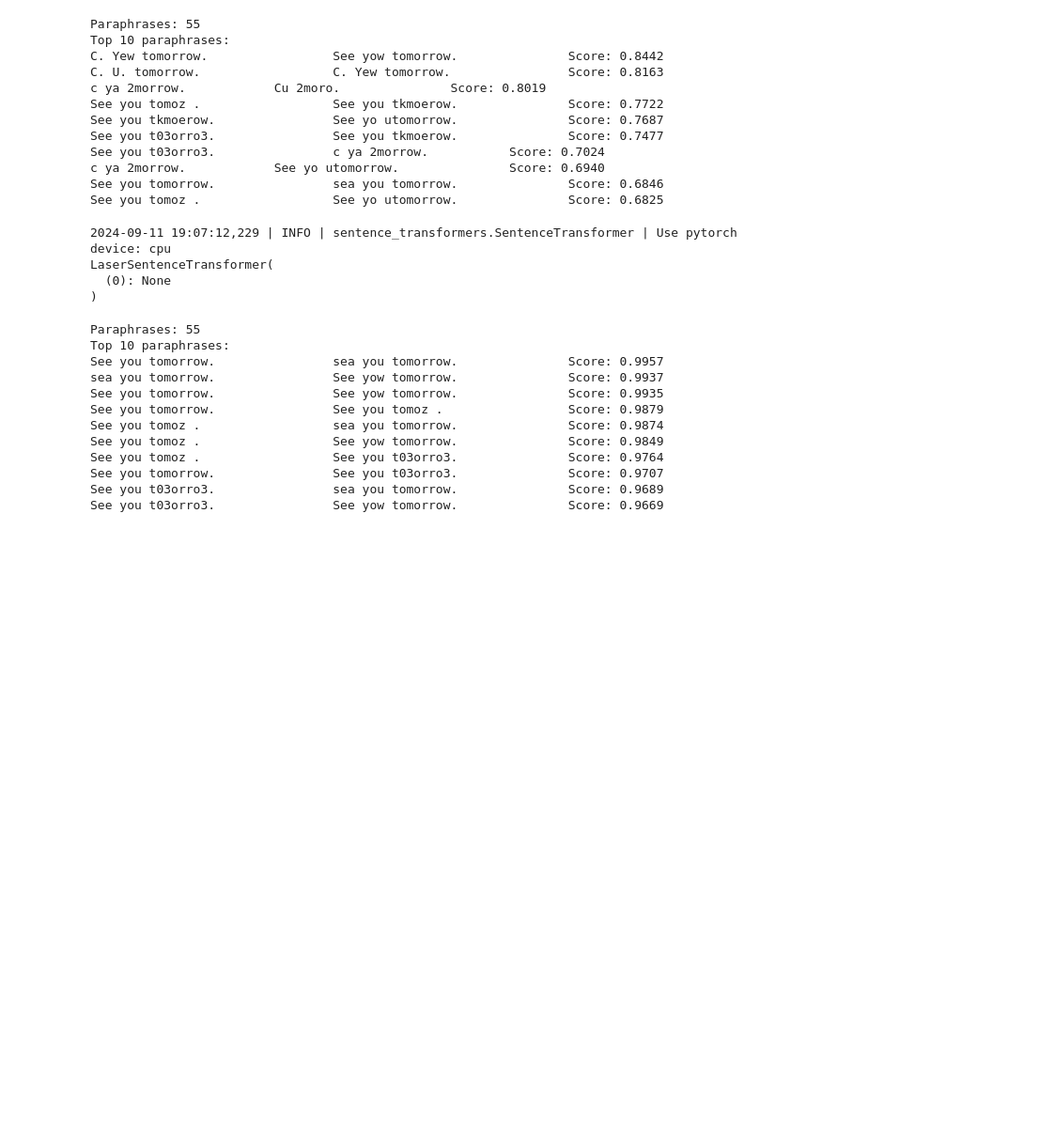
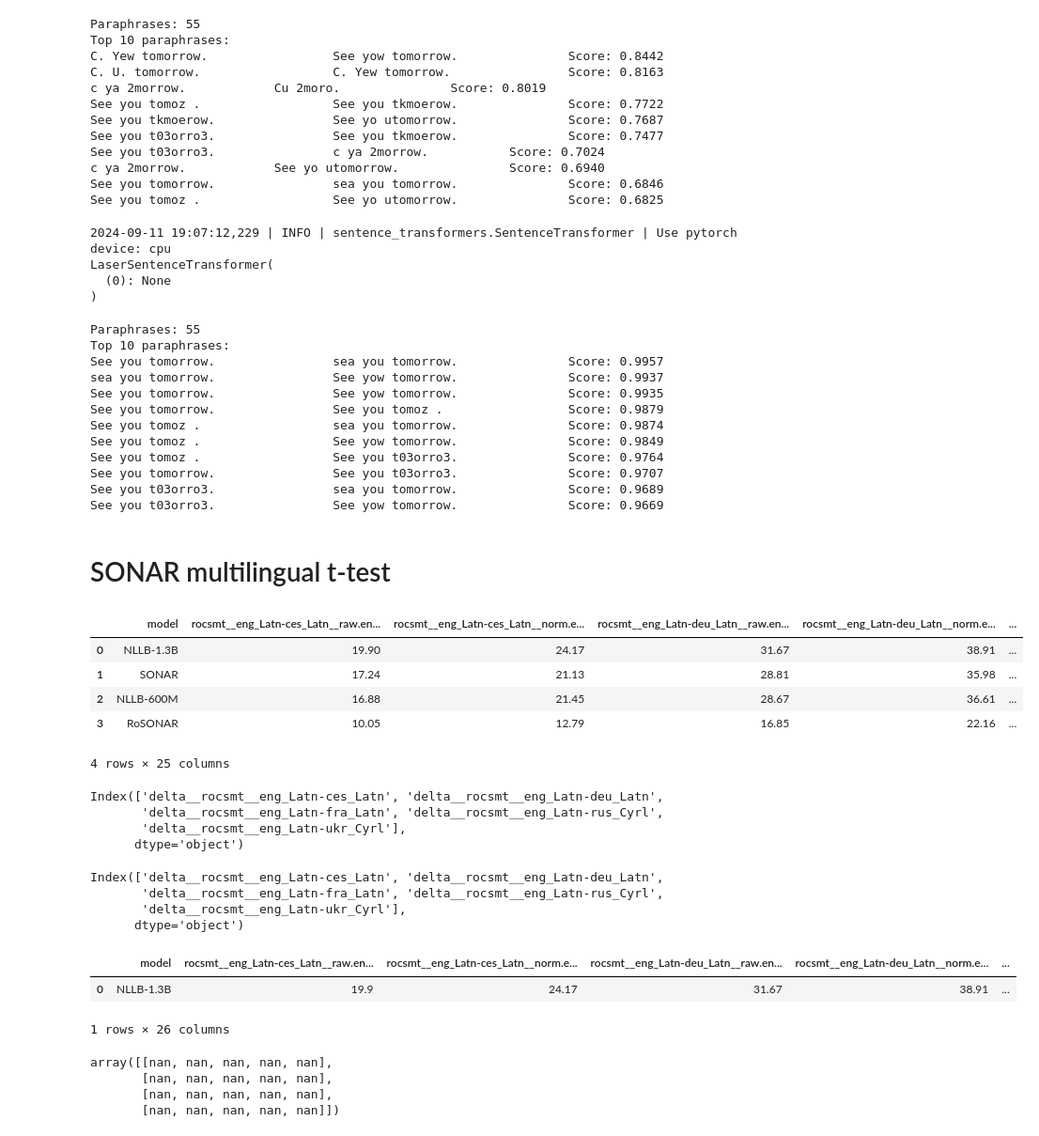
Before and after one commit to lydianish-phd/robust-embeddings, a Jupyter notebook: src/draft.ipynb, the cells around one changed output. Shown at 94% size. Cells and saved outputs as stored; diff of their text form; code cells hidden in the pictures; blank space fills up the shorter version.

Commit message:
statistical significance test on deltas

```diff
--- a/src/draft.ipynb
+++ b/src/draft.ipynb
@@ -2245,3 +2245,5 @@ See you tomoz .                  See you t03orro3.               Score: 0.9764
 See you tomorrow.                See you t03orro3.               Score: 0.9707
 See you t03orro3.                sea you tomorrow.               Score: 0.9689
 See you t03orro3.                See yow tomorrow.               Score: 0.9669
+# %% [markdown]
+# SONAR multilingual t-test
@@ -2247,0 +2253,15 @@ See you t03orro3.                See yow tomorrow.               Score: 0.9669
+# %%
+bleu_file = "/home/lnishimw/scratch/experiments/robust-embeddings/sonar/experiment_047/scores/bleu_multilingual.csv"
+comet_file = "/home/lnishimw/scratch/experiments/robust-embeddings/sonar/experiment_047/scores/comet_multilingual.csv"
+# %%
+bleu_scores_df = pd.read_csv(bleu_file, index_col=0)
+comet_scores_df = pd.read_csv(comet_file, index_col=0)
+# %%
+bleu_scores_df
+# %% [output]
+|  | model | rocsmt__eng_Latn-ces_Latn__raw.en... | rocsmt__eng_Latn-ces_Latn__norm.e... | rocsmt__eng_Latn-deu_Latn__raw.en... | rocsmt__eng_Latn-deu_Latn__norm.e... | ... |
+| 0 | NLLB-1.3B | 19.90 | 24.17 | 31.67 | 38.91 | ... |
+| 1 | SONAR | 17.24 | 21.13 | 28.81 | 35.98 | ... |
+| 2 | NLLB-600M | 16.88 | 21.45 | 28.67 | 36.61 | ... |
+| 3 | RoSONAR | 10.05 | 12.79 | 16.85 | 22.16 | ... |
+4 rows × 25 columns
@@ -2247,0 +2270,22 @@ See you t03orro3.                See yow tomorrow.               Score: 0.9669
+# %%
+flores_columns
+# %% [output]
+Index(['delta__rocsmt__eng_Latn-ces_Latn', 'delta__rocsmt__eng_Latn-deu_Latn',
+       'delta__rocsmt__eng_Latn-fra_Latn', 'delta__rocsmt__eng_Latn-rus_Cyrl',
+       'delta__rocsmt__eng_Latn-ukr_Cyrl'],
+      dtype='object')
+# %%
+delta_rocsmt_columns = bleu_scores_df.columns[bleu_scores_df.columns.str.startswith("delta__rocsmt")]
+delta_rocsmt_columns
+# %% [output]
+Index(['delta__rocsmt__eng_Latn-ces_Latn', 'delta__rocsmt__eng_Latn-deu_Latn',
+       'delta__rocsmt__eng_Latn-fra_Latn', 'delta__rocsmt__eng_Latn-rus_Cyrl',
+       'delta__rocsmt__eng_Latn-ukr_Cyrl'],
+      dtype='object')
+# %%
+model = "NLLB-1.3B"
+bleu_scores_df[bleu_scores_df["model"] == model]
+# %% [output]
+|  | model | rocsmt__eng_Latn-ces_Latn__raw.en... | rocsmt__eng_Latn-ces_Latn__norm.e... | rocsmt__eng_Latn-deu_Latn__raw.en... | rocsmt__eng_Latn-deu_Latn__norm.e... | ... |
+| 0 | NLLB-1.3B | 19.9 | 24.17 | 31.67 | 38.91 | ... |
+1 rows × 26 columns
@@ -2247,0 +2294,8 @@ See you t03orro3.                See yow tomorrow.               Score: 0.9669
+# %%
+delta_rocsmt_pvalues = np.array([ ttest_1samp(bleu_scores_df[bleu_scores_df["model"] == model][delta_rocsmt_columns], 0)[1] for model in bleu_scores_df["model"] ])
+delta_rocsmt_pvalues
+# %% [output]
+array([[nan, nan, nan, nan, nan],
+       [nan, nan, nan, nan, nan],
+       [nan, nan, nan, nan, nan],
+       [nan, nan, nan, nan, nan]])
```
Also changed, not shown: parts of 6 cells of this notebook, 2 other files.
